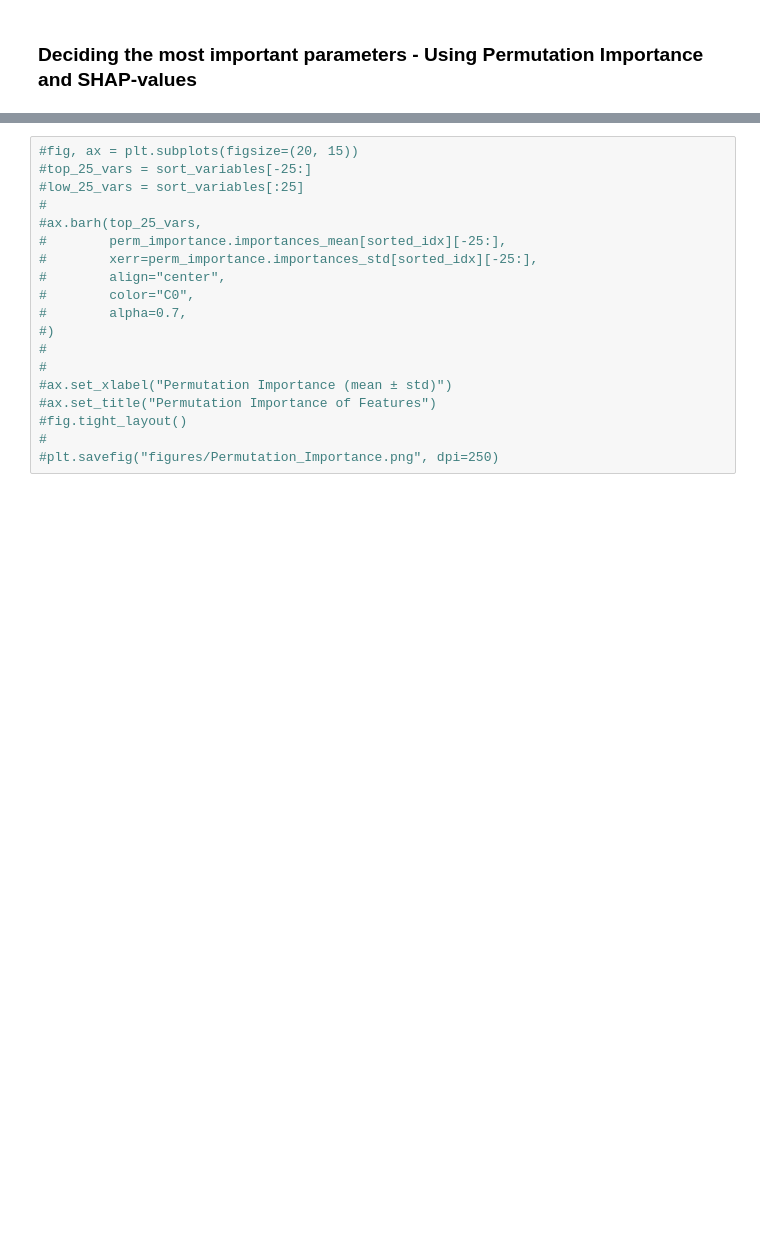
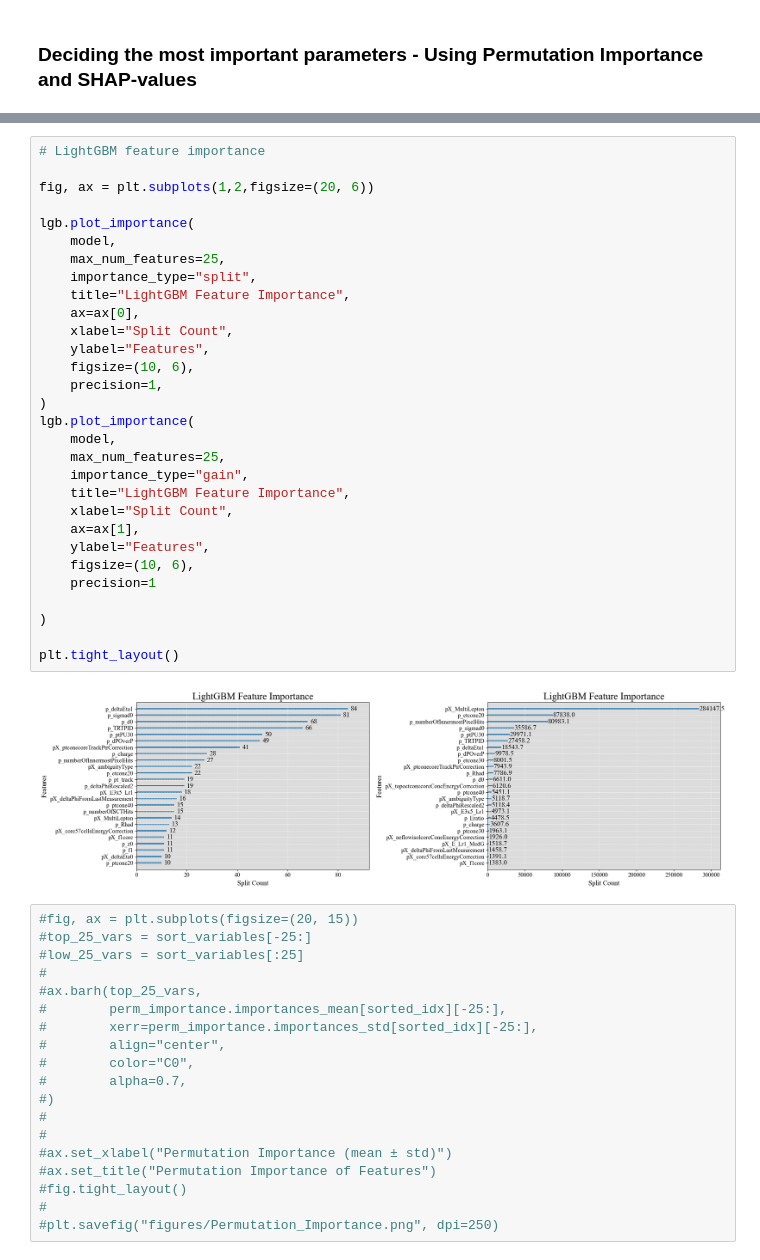
Before and after one commit to nielsdavidsen/AppliedML2025_fork, a Jupyter notebook: NIELS_working_dir/Initial_project/classifiation.ipynb, the cells around one changed output, grey strips where cells are left out. Saved outputs shown, nothing was run; the diff lists cells and outputs as text; blank space fills up the shorter version.

```diff
--- a/NIELS_working_dir/Initial_project/classifiation.ipynb
+++ b/NIELS_working_dir/Initial_project/classifiation.ipynb
@@ -101,3 +107,35 @@ LGBMClassifier(early_stopping_rounds=20, metric='binary_logloss',
+# %%
+# LightGBM feature importance
+
+fig, ax = plt.subplots(1,2,figsize=(20, 6))
+
+lgb.plot_importance(
+    model,
+    max_num_features=25,
+    importance_type="split",
+    title="LightGBM Feature Importance",
+    ax=ax[0],
+    xlabel="Split Count",
+    ylabel="Features",
+    figsize=(10, 6),
+    precision=1,
+)
+lgb.plot_importance(
+    model,
+    max_num_features=25,
+    importance_type="gain",
+    title="LightGBM Feature Importance",
+    xlabel="Split Count",
+    ax=ax[1],
+    ylabel="Features",
+    figsize=(10, 6),
+    precision=1
+
+)
+
+plt.tight_layout()
+# %% [output]
+[figure, added]
 # %%
 #fig, ax = plt.subplots(figsize=(20, 15))
 #top_25_vars = sort_variables[-25:]
```
Also changed, not shown: parts of 17 cells of this notebook, 1 other file.
